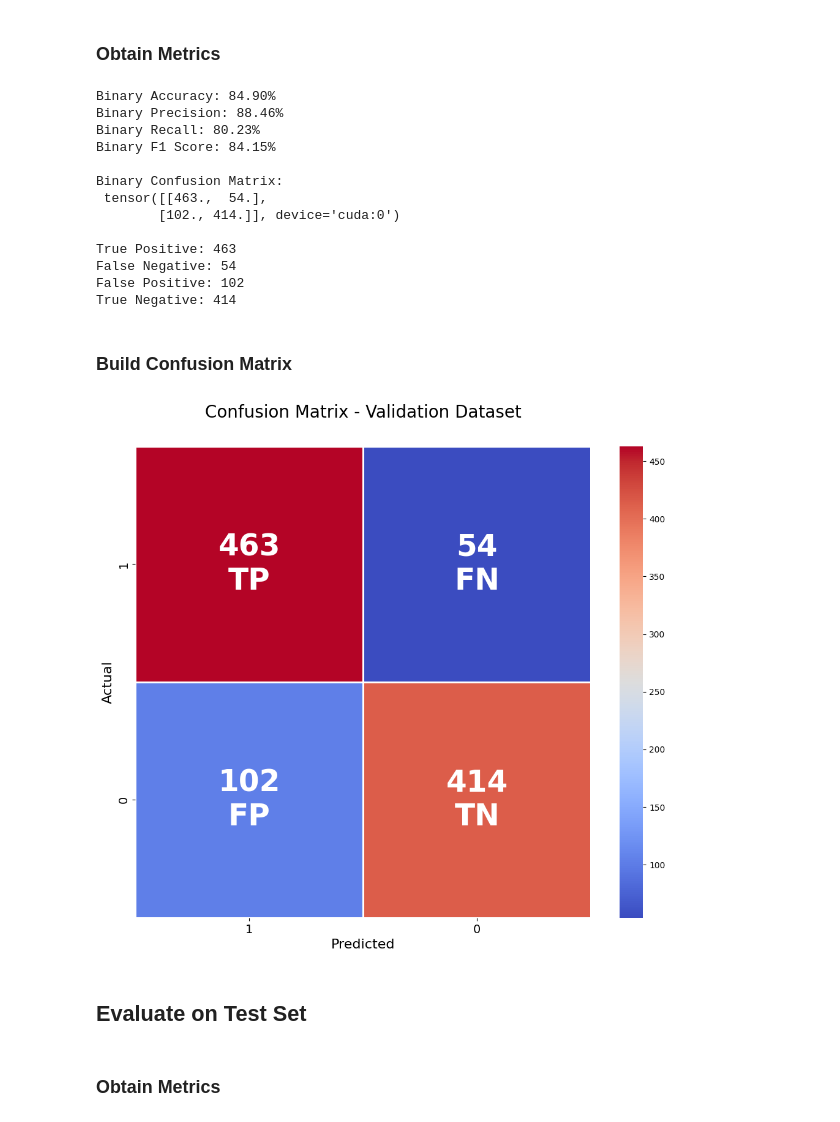
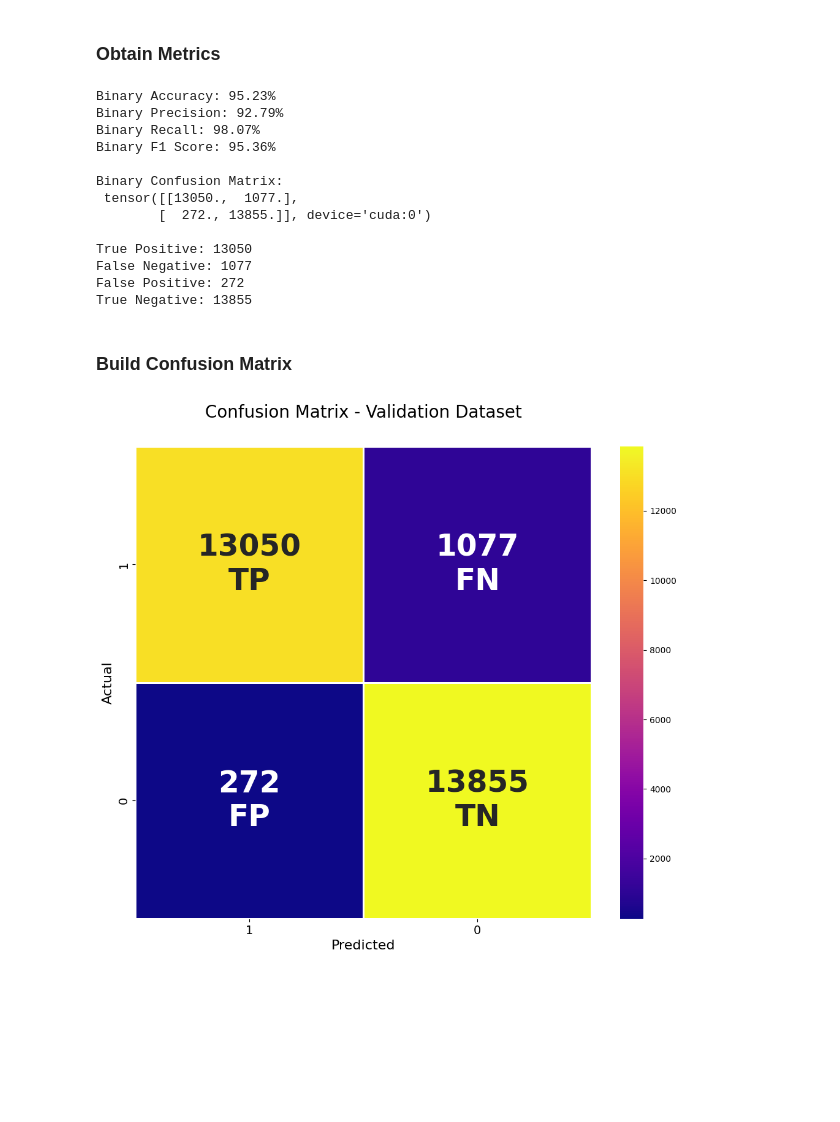
Before and after one commit to jeraimondi/aai-capstone-ai-content-detector, a Jupyter notebook: notebooks/Pretrained_Model.ipynb, the cells around one changed output. Saved outputs shown, nothing was run; the diff lists cells and outputs as text; code cells hidden in the pictures; blank space fills up the shorter version.

```diff
--- a/notebooks/Pretrained_Model.ipynb
+++ b/notebooks/Pretrained_Model.ipynb
@@ -115,6 +113,6 @@ drive.mount('/content/drive') # uncomment to mount google drive
 ai_df = pd.read_csv('drive/MyDrive/AI_Human.csv')
 
 # display dataframe
-#ai_df = ai_df[10000:20000] # uncomment for smaller set
+ai_df = ai_df[:200000] # uncomment for smaller set
 ai_df
 # %% [output]
@@ -247,7 +246,7 @@ y_val.reset_index(drop=True, inplace=True)
 y_test.reset_index(drop=True, inplace=True)
 
 # load pretrained tokenizer
-tokenizer = DistilBertTokenizer.from_pretrained('distilbert-base-cased')
+tokenizer = DistilBertTokenizer.from_pretrained('distilbert-base-cased', vocab_size=200000)
 
 # define max length for sequences
 max_length = 512
@@ -397,6 +396,8 @@ DistilBertConfig {
 # update model config
 config.hidden_dim = 1024 # reduce from 3072
 config.n_layers = 2 # reduce from 6
+config.vocab_size = 200000 # increase from 28996
+config.seq_classif_dropout = 0.05 # decrease from 0.2
 
 # reinitialize new model with updated configuration
 pretrained_model = DistilBertForSequenceClassification(config)
@@ -634,7 +646,7 @@ learning_curves(train_losses, val_losses, train_accuracies, val_accuracies)
 ## Load Model
 # %%
 # set to True if needing to load model, False otherwise
-load_model = False
+load_model = True
 
 # path to model to load
 model_path = '/content/drive/MyDrive/models/pretrained_model.pt'
@@ -731,43 +743,39 @@ def get_model_metrics(model, dataloader, threshold=0.5):
 # evaluate validation dataset
 score_accuracy, score_precision, score_recall, score_f1, bcm = get_model_metrics(pretrained_model, val_dataloader)
 # %% [output]
-Binary Accuracy: 84.90%
-Binary Precision: 88.46%
-Binary Recall: 80.23%
-Binary F1 Score: 84.15%
+Binary Accuracy: 95.23%
+Binary Precision: 92.79%
+Binary Recall: 98.07%
+Binary F1 Score: 95.36%
 
 Binary Confusion Matrix:
- tensor([[463.,  54.],
-        [102., 414.]], device='cuda:0')
+ tensor([[13050.,  1077.],
+        [  272., 13855.]], device='cuda:0')
 
-True Positive: 463
-False Negative: 54
-False Positive: 102
-True Negative: 414
+True Positive: 13050
+False Negative: 1077
+False Positive: 272
+True Negative: 13855
 # %% [markdown]
 ### Build Confusion Matrix
 # %%
 # combine values with text for annotations
 tp = str(bcm[0][0].int().item()) + '\nTP'
 fn = str(bcm[0][1].int().item()) + '\nFN'
 fp = str(bcm[1][0].int().item()) + '\nFP'
 tn = str(bcm[1][1].int().item()) + '\nTN'
 
 # create array with annotations
 bcm_annot = np.array([tp, fn, fp, tn]).reshape((2,2))
 
 # build and display confusion matrix
 plt.figure(figsize = (12,10))
-sns.heatmap(data=bcm.cpu(), annot=bcm_annot, annot_kws={'fontsize': 35, 'fontweight': 'heavy'}, fmt='', linewidths=2, linecolor='white', cmap='coolwarm')
+sns.heatmap(data=bcm.cpu(), annot=bcm_annot, annot_kws={'fontsize': 35, 'fontweight': 'heavy'}, fmt='', linewidths=2, linecolor='white', cmap='plasma')
 plt.title('Confusion Matrix - Validation Dataset', y=1.05, fontsize=20)
 plt.xlabel('Predicted', fontsize=16)
 plt.ylabel('Actual', fontsize=16)
 plt.xticks(ticks=[0.5, 1.5],labels=['1', '0'], fontsize=14)
 plt.yticks(ticks=[0.5, 1.5],labels=['1', '0'], fontsize=14)
 plt.show()
 # %% [output]
-[figure, old version]
+[figure, new version]
-# %% [markdown]
-## Evaluate on Test Set
-# %% [markdown]
-### Obtain Metrics
```
Also changed, not shown: parts of 13 cells of this notebook.
